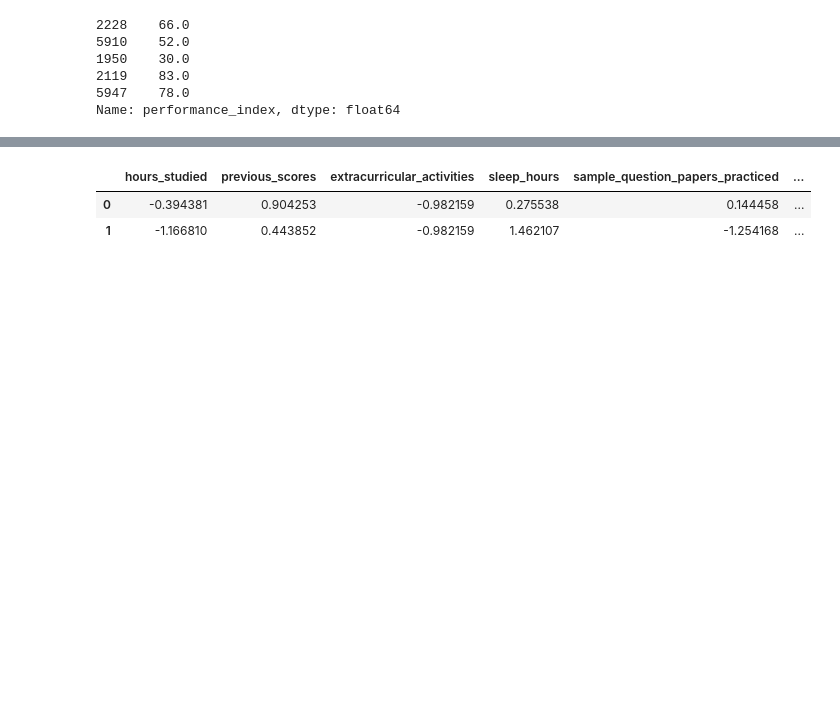
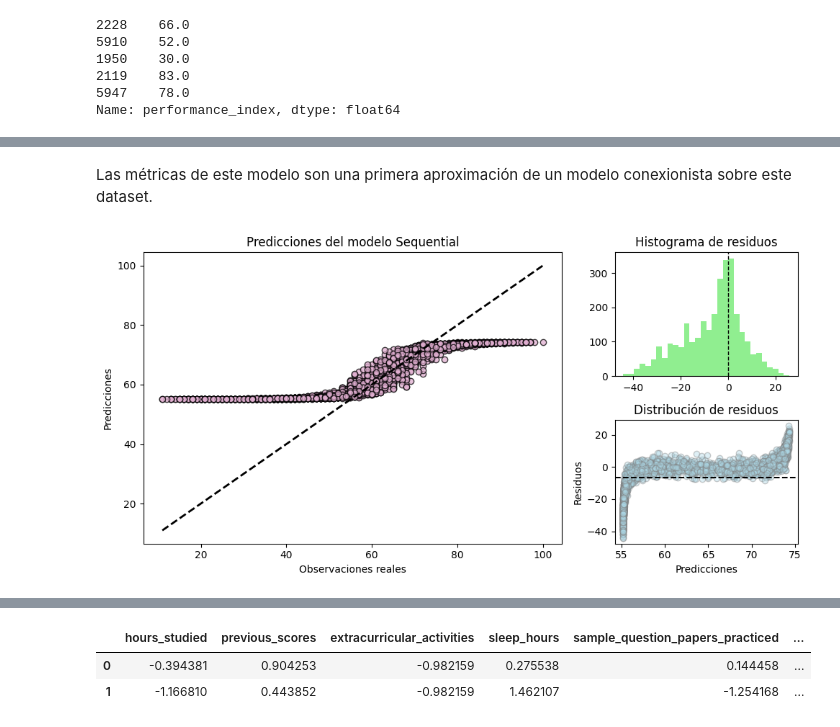
Before and after one commit to amaranto/aa2, a Jupyter notebook: ej1/ej1.ipynb, the cells around one changed output, grey strips where cells are left out. Drawn from its saved outputs; the diff is of its cells as text; code cells hidden in the pictures; blank space fills up the shorter version.

```diff
--- a/ej1/ej1.ipynb
+++ b/ej1/ej1.ipynb
@@ -222,0 +237,35 @@ R²: 0.4278405626498756
+# %% [markdown]
+Las métricas de este modelo son una primera aproximación de un modelo conexionista sobre este dataset.
+# %%
+def train_and_evaluate(y_val, preds):
+    # Generar los gráficos de residuos y ajuste
+    fig = plt.figure(figsize=(10, 5))
+    ax0 = plt.subplot2grid((1, 3), (0, 0), colspan=2)
+    ax1 = plt.subplot2grid((2, 3), (0, 2))
+    ax2 = plt.subplot2grid((2, 3), (1, 2))
+
+    # diferencia entre los valores reales y los predsichos
+    residuos = y_val - preds
+
+    ax0.scatter(y_val, preds, color='#E1AFD1', alpha=0.75, edgecolor="black")
+    ax0.plot([y_val.min(), y_val.max()], [y_val.min(), y_val.max()], 'k--', lw=2)
+    ax0.set_xlabel("Observaciones reales")
+    ax0.set_ylabel("Predicciones")
+    ax0.set_title(f"Predicciones del modelo {model.__class__.__name__}")
+
+    ax1.hist(residuos, bins=30, color='lightgreen')
+    ax1.axvline(x=0, color='k', linestyle='--', linewidth=1)
+    ax1.set_title(f"Histograma de residuos")
+
+    ax2.scatter(preds, residuos, color='lightblue', alpha=0.4, edgecolors='gray')
+    ax2.axhline(y=residuos.mean(), color='black', linestyle='--')
+    ax2.set_xlabel("Predicciones")
+    ax2.set_ylabel("Residuos")
+    ax2.set_title(f"Distribución de residuos")
+
+    plt.tight_layout()
+    plt.show()
+
+train_and_evaluate(y_val, y_pred)
+# %% [output]
+[figure, added]
```
Also changed, not shown: parts of 44 cells of this notebook.
